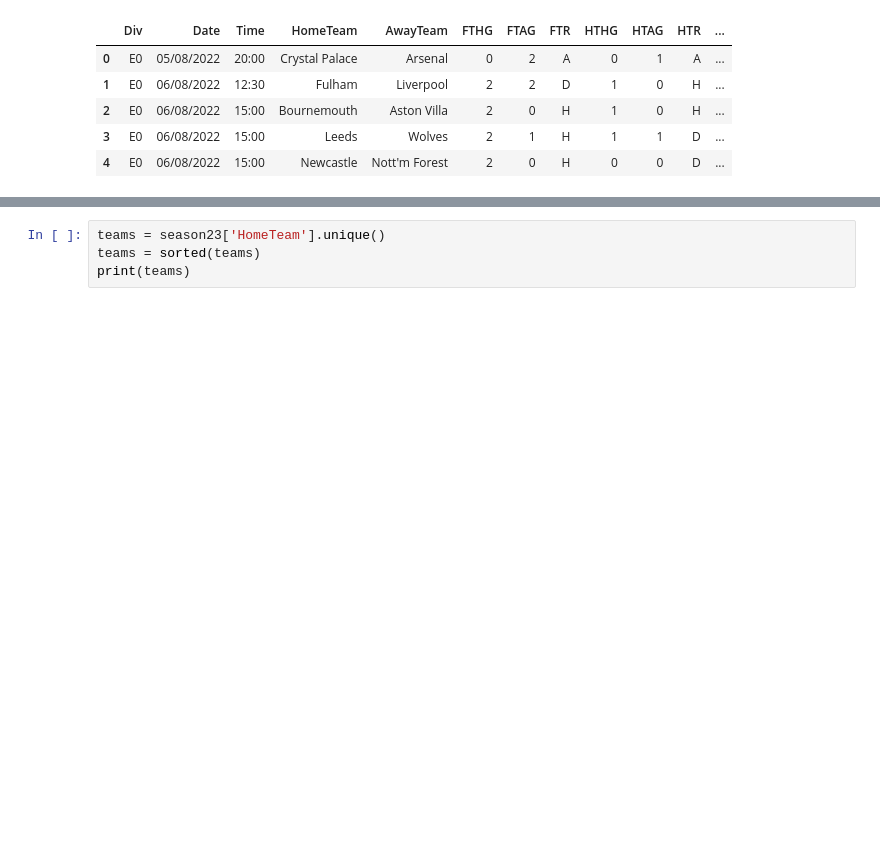
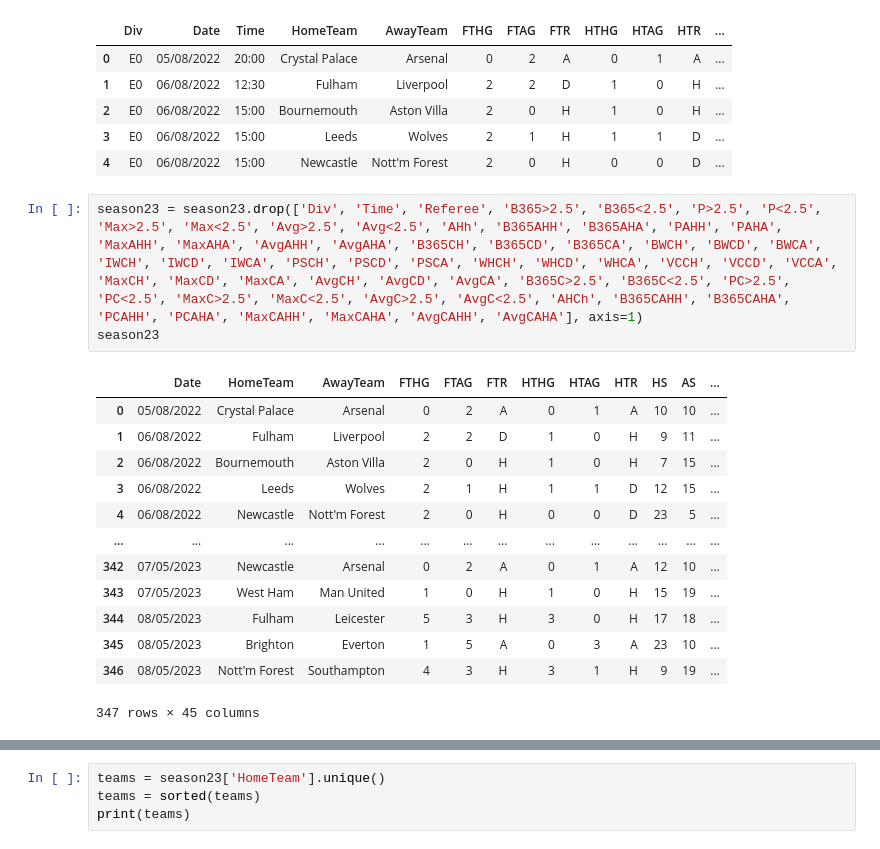
Before and after one commit to jeffreyreeve/capstone-premier-league-predictor, a Jupyter notebook: notebooks/data_prep.ipynb, the cells around one changed output, grey strips where cells are left out. Cells and saved outputs as stored; diff of their text form; blank space fills up the shorter version.

Commit message:
almost have all teams data; need to clean & merge

```diff
--- a/notebooks/data_prep.ipynb
+++ b/notebooks/data_prep.ipynb
@@ -15,3 +15,20 @@ season23.head()
 | 2 | E0 | 06/08/2022 | 15:00 | Bournemouth | Aston Villa | 2 | 0 | H | 1 | 0 | H | ... |
 | 3 | E0 | 06/08/2022 | 15:00 | Leeds | Wolves | 2 | 1 | H | 1 | 1 | D | ... |
 | 4 | E0 | 06/08/2022 | 15:00 | Newcastle | Nott'm Forest | 2 | 0 | H | 0 | 0 | D | ... |
+# %%
+season23 = season23.drop(['Div', 'Time', 'Referee', 'B365>2.5', 'B365<2.5', 'P>2.5', 'P<2.5', 'Max>2.5', 'Max<2.5', 'Avg>2.5', 'Avg<2.5', 'AHh', 'B365AHH', 'B365AHA', 'PAHH', 'PAHA', 'MaxAHH', 'MaxAHA', 'AvgAHH', 'AvgAHA', 'B365CH', 'B365CD', 'B365CA', 'BWCH', 'BWCD', 'BWCA', 'IWCH', 'IWCD', 'IWCA', 'PSCH', 'PSCD', 'PSCA', 'WHCH', 'WHCD', 'WHCA', 'VCCH', 'VCCD', 'VCCA', 'MaxCH', 'MaxCD', 'MaxCA', 'AvgCH', 'AvgCD', 'AvgCA', 'B365C>2.5', 'B365C<2.5', 'PC>2.5', 'PC<2.5', 'MaxC>2.5', 'MaxC<2.5', 'AvgC>2.5', 'AvgC<2.5', 'AHCh', 'B365CAHH', 'B365CAHA', 'PCAHH', 'PCAHA', 'MaxCAHH', 'MaxCAHA', 'AvgCAHH', 'AvgCAHA'], axis=1)
+season23
+# %% [output]
+|  | Date | HomeTeam | AwayTeam | FTHG | FTAG | FTR | HTHG | HTAG | HTR | HS | AS | ... |
+| 0 | 05/08/2022 | Crystal Palace | Arsenal | 0 | 2 | A | 0 | 1 | A | 10 | 10 | ... |
+| 1 | 06/08/2022 | Fulham | Liverpool | 2 | 2 | D | 1 | 0 | H | 9 | 11 | ... |
+| 2 | 06/08/2022 | Bournemouth | Aston Villa | 2 | 0 | H | 1 | 0 | H | 7 | 15 | ... |
+| 3 | 06/08/2022 | Leeds | Wolves | 2 | 1 | H | 1 | 1 | D | 12 | 15 | ... |
+| 4 | 06/08/2022 | Newcastle | Nott'm Forest | 2 | 0 | H | 0 | 0 | D | 23 | 5 | ... |
+| ... | ... | ... | ... | ... | ... | ... | ... | ... | ... | ... | ... | ... |
+| 342 | 07/05/2023 | Newcastle | Arsenal | 0 | 2 | A | 0 | 1 | A | 12 | 10 | ... |
+| 343 | 07/05/2023 | West Ham | Man United | 1 | 0 | H | 1 | 0 | H | 15 | 19 | ... |
+| 344 | 08/05/2023 | Fulham | Leicester | 5 | 3 | H | 3 | 0 | H | 17 | 18 | ... |
+| 345 | 08/05/2023 | Brighton | Everton | 1 | 5 | A | 0 | 3 | A | 23 | 10 | ... |
+| 346 | 08/05/2023 | Nott'm Forest | Southampton | 4 | 3 | H | 3 | 1 | H | 9 | 19 | ... |
+347 rows × 45 columns
```
Also changed, not shown: parts of 11 cells of this notebook.
